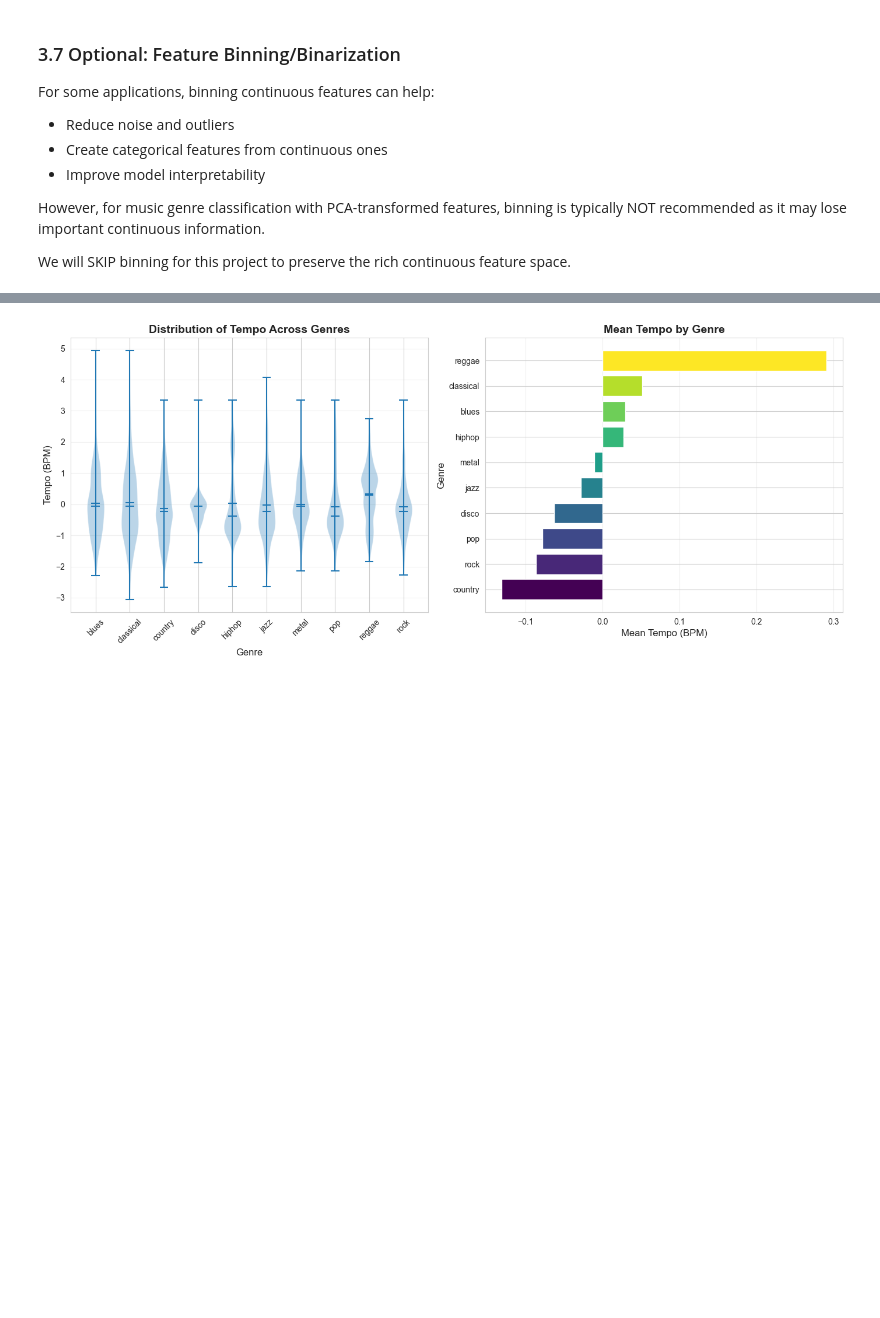
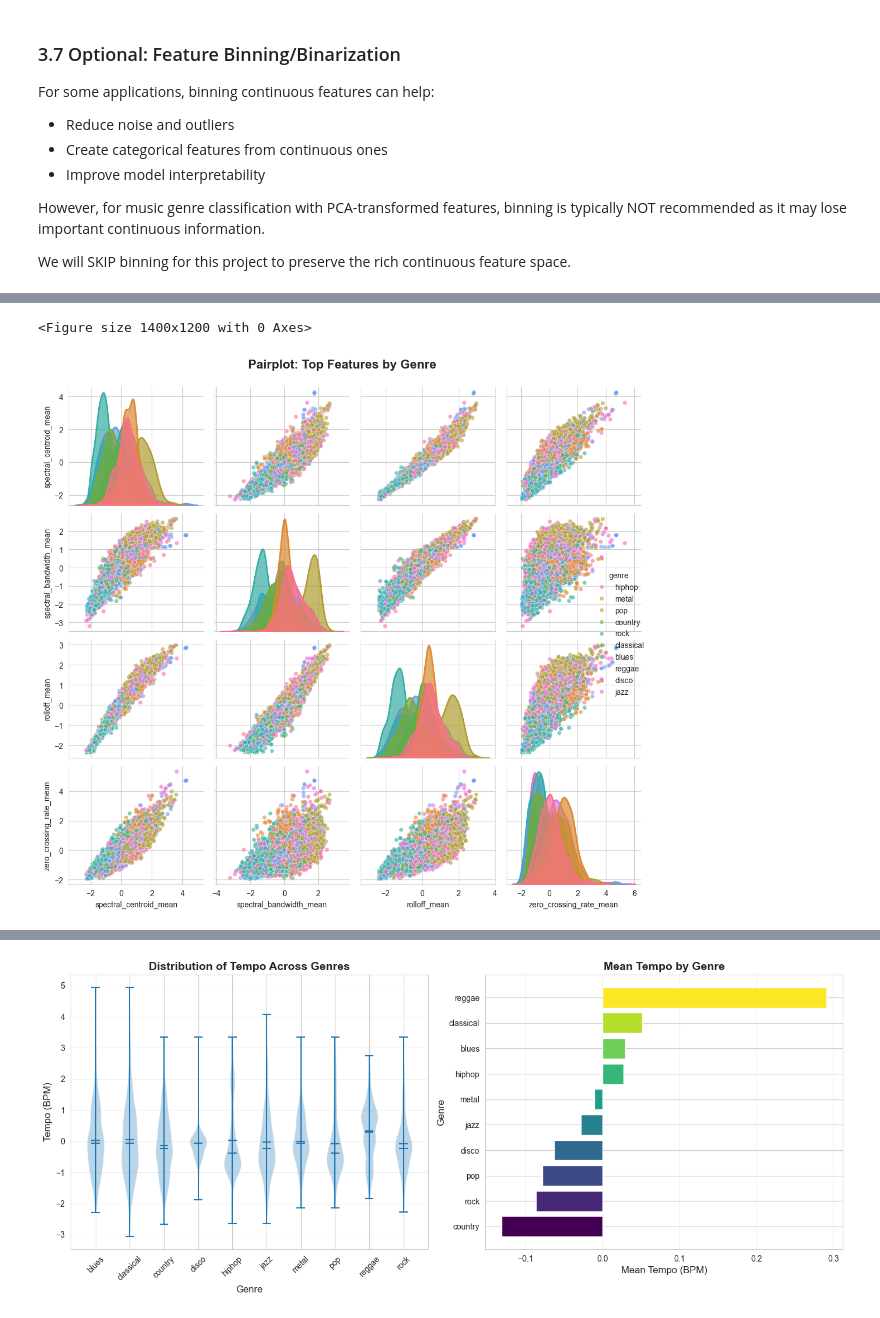
Before and after one commit to Sohanuu66/Music_Genre_Classification_GTZAN_Dataset, a Jupyter notebook: EDA.ipynb, the cells around one changed output, grey strips where cells are left out. Saved outputs shown, nothing was run; the diff lists cells and outputs as text; code cells hidden in the pictures; blank space fills up the shorter version.

```diff
--- a/EDA.ipynb
+++ b/EDA.ipynb
@@ -1062,0 +895,17 @@ UNIVARIATE ANALYSIS - FEATURE DISTRIBUTIONS
+# %%
+
+# Select top 4 features for pairplot (to keep it readable)
+top_4_features = top_features[:4]
+pairplot_data = X_analysis[top_4_features + ['genre']]
+
+plt.figure(figsize=(14, 12))
+pairplot = sns.pairplot(pairplot_data, hue='genre', palette='husl',
+                         diag_kind='kde', plot_kws={'alpha': 0.6, 's': 30},
+                         diag_kws={'alpha': 0.7, 'linewidth': 2})
+pairplot.fig.suptitle('Pairplot: Top Features by Genre',
+                      fontsize=16, fontweight='bold', y=1.00)
+plt.tight_layout()
+plt.show()
+# %% [output]
+<Figure size 1400x1200 with 0 Axes>
+[figure, added]
```
Also changed, not shown: parts of 69 cells of this notebook, 12 other files.
